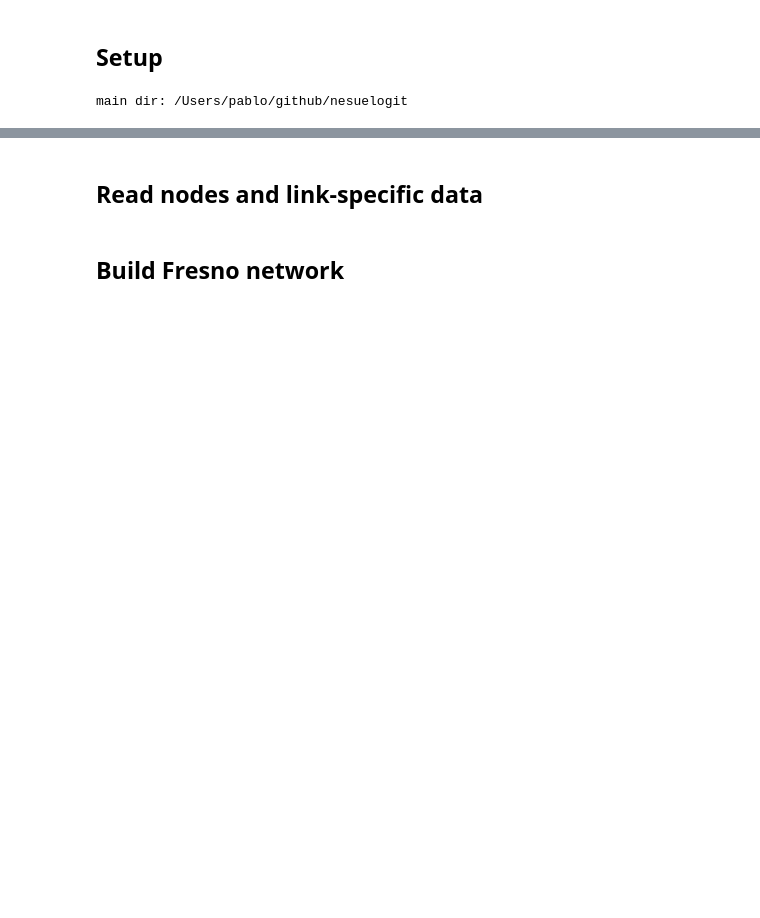
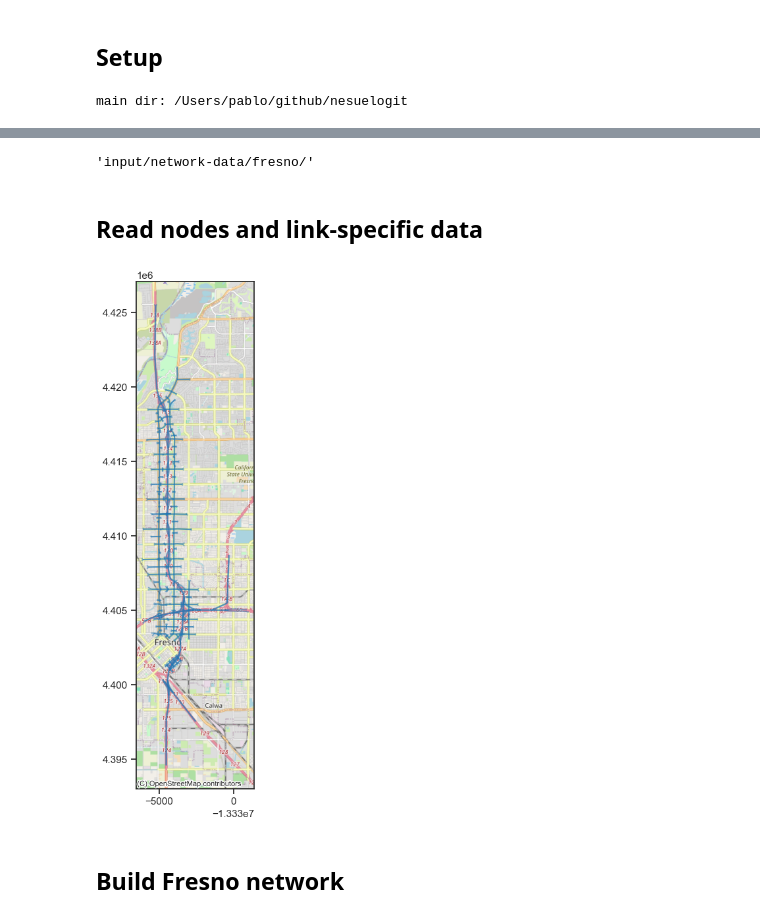
Before and after one commit to pabloguarda/nesuelogit, a Jupyter notebook: examples/notebooks/hyperparameter-tuning-fresno.ipynb, the cells around one changed output, grey strips where cells are left out. Saved outputs shown, nothing was run; the diff lists cells and outputs as text; code cells hidden in the pictures; blank space fills up the shorter version.

```diff
--- a/examples/notebooks/hyperparameter-tuning-fresno.ipynb
+++ b/examples/notebooks/hyperparameter-tuning-fresno.ipynb
@@ -65,3 +70,7 @@ Timestamp: 231201153518
+# %%
+isl.config.dirs['read_network_data']
+# %% [output]
+'input/network-data/fresno/'
 # %% [markdown]
 ## Read nodes and link-specific data
 # %%
@@ -71,4 +80,12 @@ links_df = pd.read_csv(isl.config.dirs['read_network_data'] + 'links/' 'fresno-l
                        converters={"link_key": ast.literal_eval, "pems_id": ast.literal_eval})
+# %%
+## Display network
+links_gdf = gpd.read_file('./input/network-data/fresno/gis/links/fresno-links-gis.shp').set_crs(
+        'EPSG:2228')
+ax = links_gdf.to_crs(epsg=3857).plot(figsize=(10, 10), alpha=0.5)
+ctx.add_basemap(ax, source=ctx.providers.OpenStreetMap.Mapnik)
+# %% [output]
+[figure, added]
 # %% [markdown]
 ## Build Fresno network
 # %%
```
Also changed, not shown: parts of 31 cells of this notebook.
